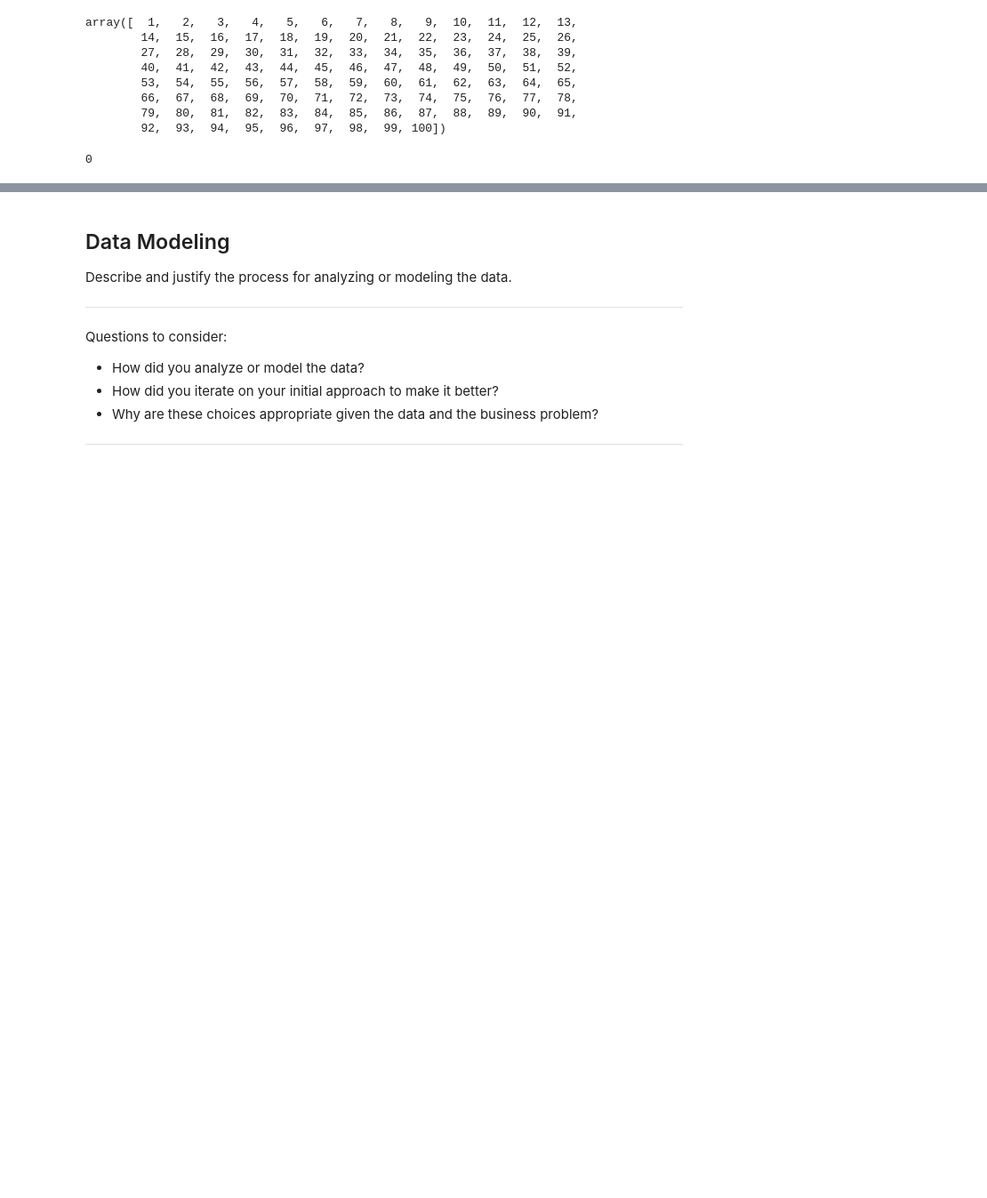
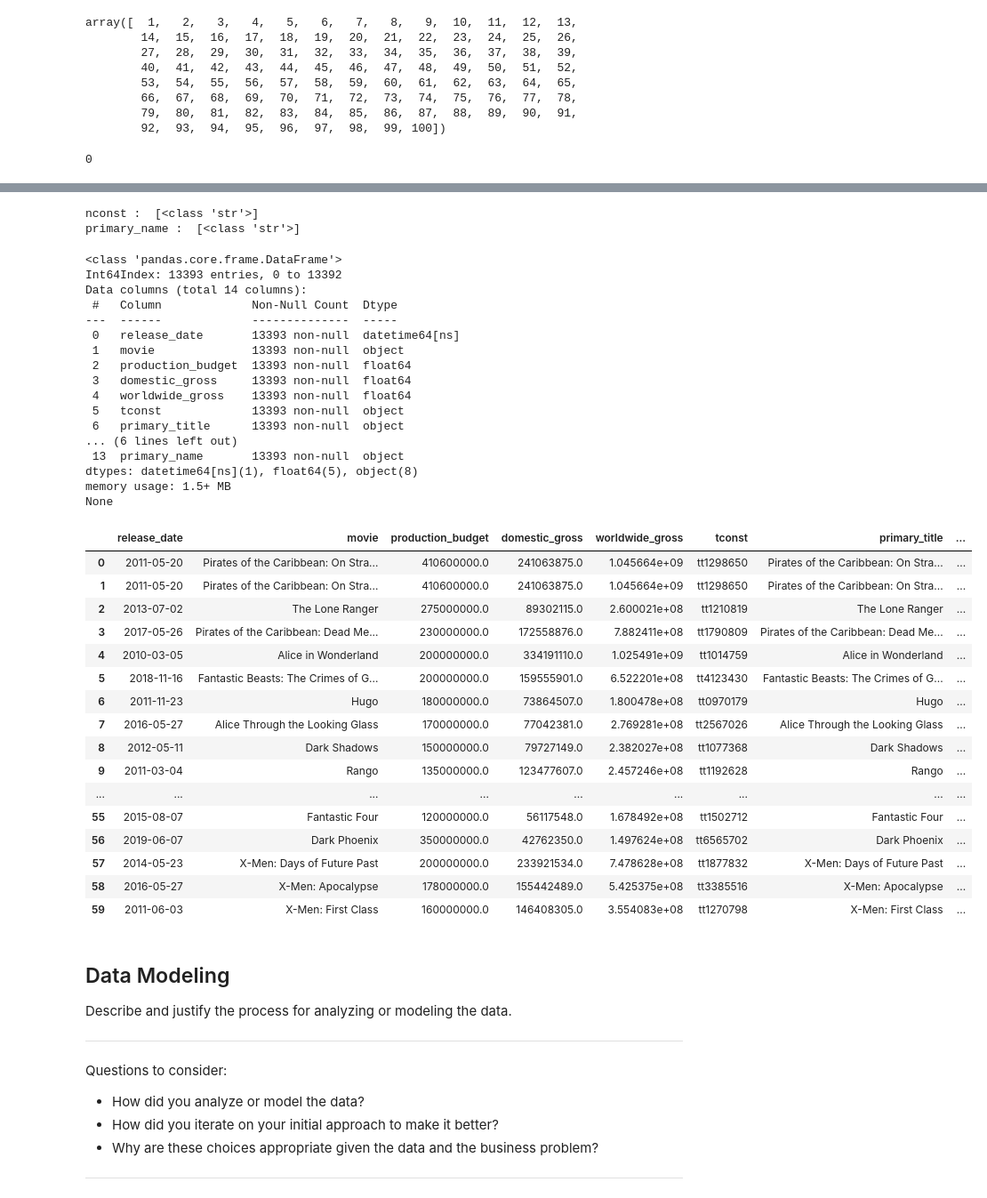
Before and after one commit to Freddy-2021/dsc-phase-1-project, a Jupyter notebook: student.ipynb, the cells around one changed output, grey strips where cells are left out. Shown: that part at 89% size. Saved outputs shown, nothing was run; the diff lists cells and outputs as text; code cells hidden in the pictures; blank space fills up the shorter version.

```diff
--- a/student.ipynb
+++ b/student.ipynb
@@ -549,0 +599,12 @@ movie_budget_title_df = movie_budget_title_dropna
+# %%
+#The df is now about ten times larger, since it accounts for the multiple
+#'principals' in each movie
+#This dataframe is now ready to be merged:
+
+movie_budget_title_principals_df_all_set = movie_budget_title_principals_df
+# %%
+#In order to get the actual names of the principals, we need
+#to join one more dataframe:
+
+names_df = tables["imdb_name_basics_csv_gz"].copy()
+names_df.head()
@@ -549,0 +618,6 @@ movie_budget_title_df = movie_budget_title_dropna
+# %%
+#I will drop all the columns except the 'nconst' and 'primary_names':
+names_df.drop(['birth_year', 'death_year','primary_profession','known_for_titles'], axis=1, inplace = True)
+
+#confirm:
+names_df.info()
@@ -550,3 +639,61 @@ movie_budget_title_df = movie_budget_title_dropna
+# %%
+#checking if all the data types are uniform for each column:
+
+for column in names_df.columns:
+    print(column,": ",names_df[column].apply(type).unique())
+# %% [output]
+nconst :  [<class 'str'>]
+primary_name :  [<class 'str'>]
+# %%
+#Remove any potential whitespace from str type columns:
+cols = ['primary_name','nconst']
+for col in cols:
+    names_df[col] = names_df[col].apply(lambda m:m.strip())
+# %%
+#This dataframe is all set and ready to join:
+names_df_all_set = names_df
+
+#Merging with larger dataframe:
+all_movie_df = movie_budget_title_principals_df_all_set.merge(names_df_all_set, left_on='nconst',right_on='nconst')
+
+#review:
+print(all_movie_df.info())
+all_movie_df.head(60)
+# %% [output]
+<class 'pandas.core.frame.DataFrame'>
+Int64Index: 13393 entries, 0 to 13392
+Data columns (total 14 columns):
+ #   Column             Non-Null Count  Dtype
+---  ------             --------------  -----
+ 0   release_date       13393 non-null  datetime64[ns]
+ 1   movie              13393 non-null  object
+ 2   production_budget  13393 non-null  float64
+ 3   domestic_gross     13393 non-null  float64
+ 4   worldwide_gross    13393 non-null  float64
+ 5   tconst             13393 non-null  object
+ 6   primary_title      13393 non-null  object
+... (6 lines left out)
+ 13  primary_name       13393 non-null  object
+dtypes: datetime64[ns](1), float64(5), object(8)
+memory usage: 1.5+ MB
+None
+|  | release_date | movie | production_budget | domestic_gross | worldwide_gross | tconst | primary_title | ... |
+| 0 | 2011-05-20 | Pirates of the Caribbean: On Stra... | 410600000.0 | 241063875.0 | 1.045664e+09 | tt1298650 | Pirates of the Caribbean: On Stra... | ... |
+| 1 | 2011-05-20 | Pirates of the Caribbean: On Stra... | 410600000.0 | 241063875.0 | 1.045664e+09 | tt1298650 | Pirates of the Caribbean: On Stra... | ... |
+| 2 | 2013-07-02 | The Lone Ranger | 275000000.0 | 89302115.0 | 2.600021e+08 | tt1210819 | The Lone Ranger | ... |
+| 3 | 2017-05-26 | Pirates of the Caribbean: Dead Me... | 230000000.0 | 172558876.0 | 7.882411e+08 | tt1790809 | Pirates of the Caribbean: Dead Me... | ... |
+| 4 | 2010-03-05 | Alice in Wonderland | 200000000.0 | 334191110.0 | 1.025491e+09 | tt1014759 | Alice in Wonderland | ... |
+| 5 | 2018-11-16 | Fantastic Beasts: The Crimes of G... | 200000000.0 | 159555901.0 | 6.522201e+08 | tt4123430 | Fantastic Beasts: The Crimes of G... | ... |
+| 6 | 2011-11-23 | Hugo | 180000000.0 | 73864507.0 | 1.800478e+08 | tt0970179 | Hugo | ... |
+| 7 | 2016-05-27 | Alice Through the Looking Glass | 170000000.0 | 77042381.0 | 2.769281e+08 | tt2567026 | Alice Through the Looking Glass | ... |
+| 8 | 2012-05-11 | Dark Shadows | 150000000.0 | 79727149.0 | 2.382027e+08 | tt1077368 | Dark Shadows | ... |
+| 9 | 2011-03-04 | Rango | 135000000.0 | 123477607.0 | 2.457246e+08 | tt1192628 | Rango | ... |
+| ... | ... | ... | ... | ... | ... | ... | ... | ... |
+| 55 | 2015-08-07 | Fantastic Four | 120000000.0 | 56117548.0 | 1.678492e+08 | tt1502712 | Fantastic Four | ... |
+| 56 | 2019-06-07 | Dark Phoenix | 350000000.0 | 42762350.0 | 1.497624e+08 | tt6565702 | Dark Phoenix | ... |
+| 57 | 2014-05-23 | X-Men: Days of Future Past | 200000000.0 | 233921534.0 | 7.478628e+08 | tt1877832 | X-Men: Days of Future Past | ... |
+| 58 | 2016-05-27 | X-Men: Apocalypse | 178000000.0 | 155442489.0 | 5.425375e+08 | tt3385516 | X-Men: Apocalypse | ... |
+| 59 | 2011-06-03 | X-Men: First Class | 160000000.0 | 146408305.0 | 3.554083e+08 | tt1270798 | X-Men: First Class | ... |
 # %% [markdown]
 ## Data Modeling
 Describe and justify the process for analyzing or modeling the data.
```
Also changed, not shown: parts of 49 cells of this notebook.
